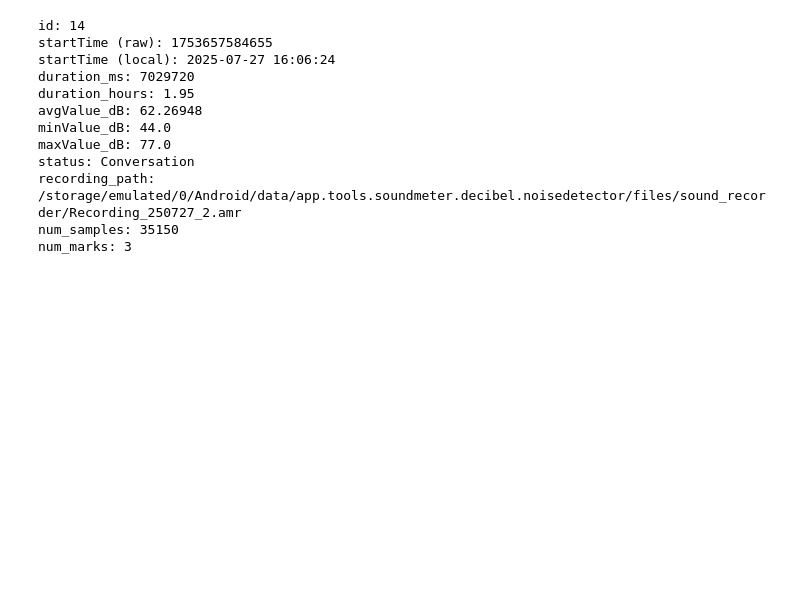
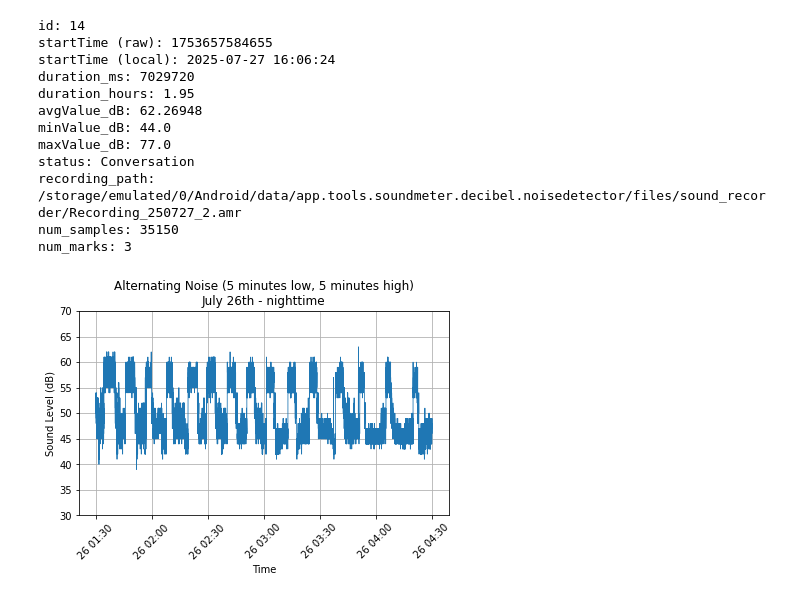
Before and after one commit to EnricoBorriello/Noise-Measurements, a Jupyter notebook: plots.ipynb, the cells around one changed output. Cells and saved outputs as stored; diff of their text form; code cells hidden in the pictures; blank space fills up the shorter version.

```diff
--- a/plots.ipynb
+++ b/plots.ipynb
@@ -233,0 +329,8 @@ num_marks: 3
+# %%
+plot_noise_from_file(
+    "data/unit5062_2025_July_26th_night_pt1.json", title = 'Alternating Noise (5 minutes low, 5 minutes high)\nJuly 26th - nighttime',
+    start_time=datetime(2025, 7, 26, 1, 30, 0),
+    end_time=datetime(  2025, 7, 26, 4, 30, 0)
+)
+# %% [output]
+[figure, added]
```
Also changed, not shown: parts of 13 cells of this notebook, 3 other files.
